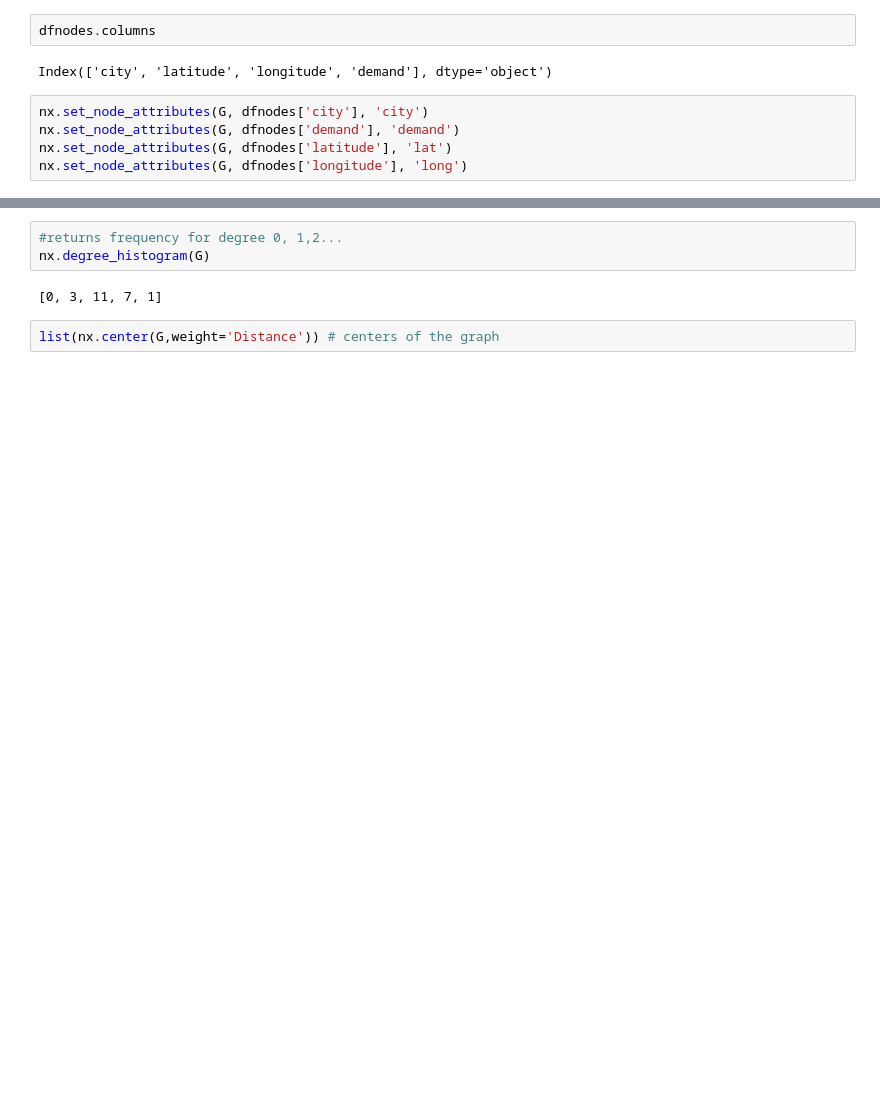
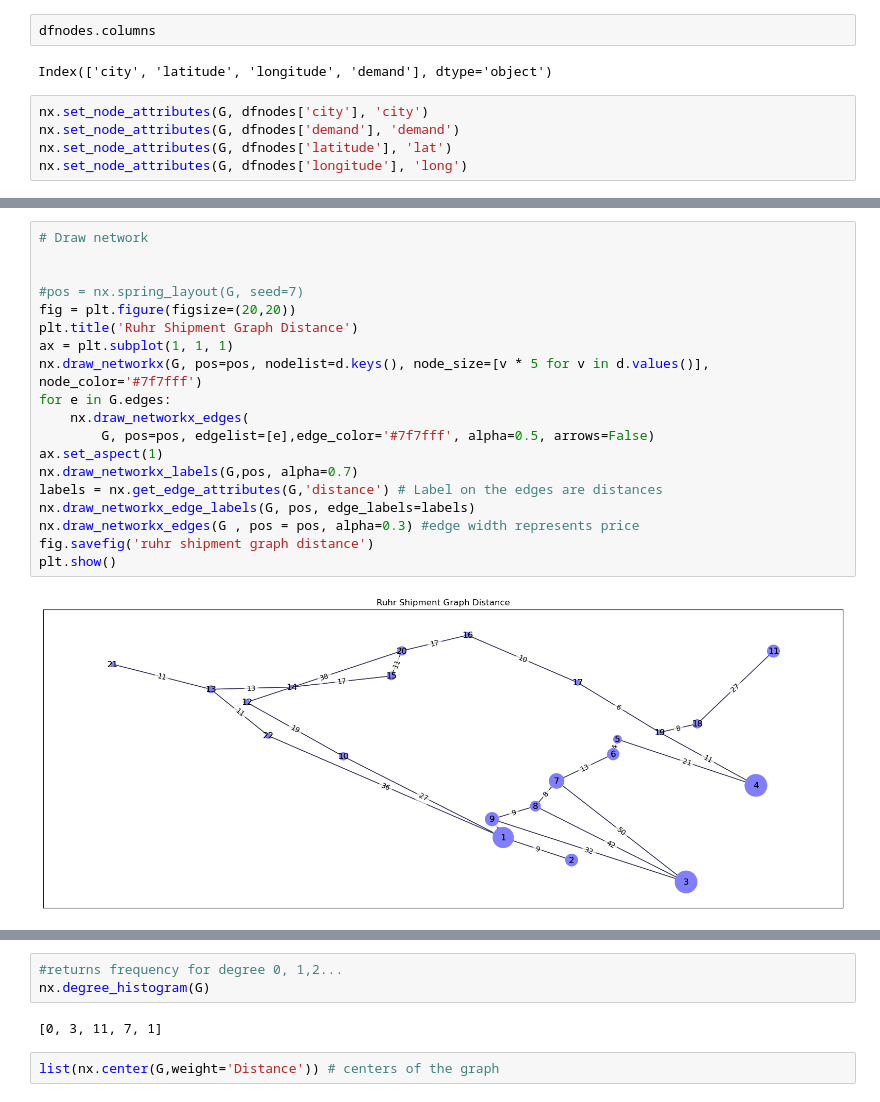
Before and after one commit to KurtHeld23/Ruhr_amjaad, a Jupyter notebook: ruhr_shipping.ipynb, the cells around one changed output, grey strips where cells are left out. Saved outputs shown, nothing was run; the diff lists cells and outputs as text; blank space fills up the shorter version.

```diff
--- a/ruhr_shipping.ipynb
+++ b/ruhr_shipping.ipynb
@@ -116,0 +117,21 @@ plt.show()
+# %%
+# Draw network
+
+
+#pos = nx.spring_layout(G, seed=7)
+fig = plt.figure(figsize=(20,20))
+plt.title('Ruhr Shipment Graph Distance')
+ax = plt.subplot(1, 1, 1)
+nx.draw_networkx(G, pos=pos, nodelist=d.keys(), node_size=[v * 5 for v in d.values()], node_color='#7f7fff')
+for e in G.edges:
+    nx.draw_networkx_edges(
+        G, pos=pos, edgelist=[e],edge_color='#7f7fff', alpha=0.5, arrows=False)
+ax.set_aspect(1)
+nx.draw_networkx_labels(G,pos, alpha=0.7)
+labels = nx.get_edge_attributes(G,'distance') # Label on the edges are distances
+nx.draw_networkx_edge_labels(G, pos, edge_labels=labels)
+nx.draw_networkx_edges(G , pos = pos, alpha=0.3) #edge width represents price
+fig.savefig('ruhr shipment graph distance')
+plt.show()
+# %% [output]
+[figure, added]
```
Also changed, not shown: parts of 15 cells of this notebook.
